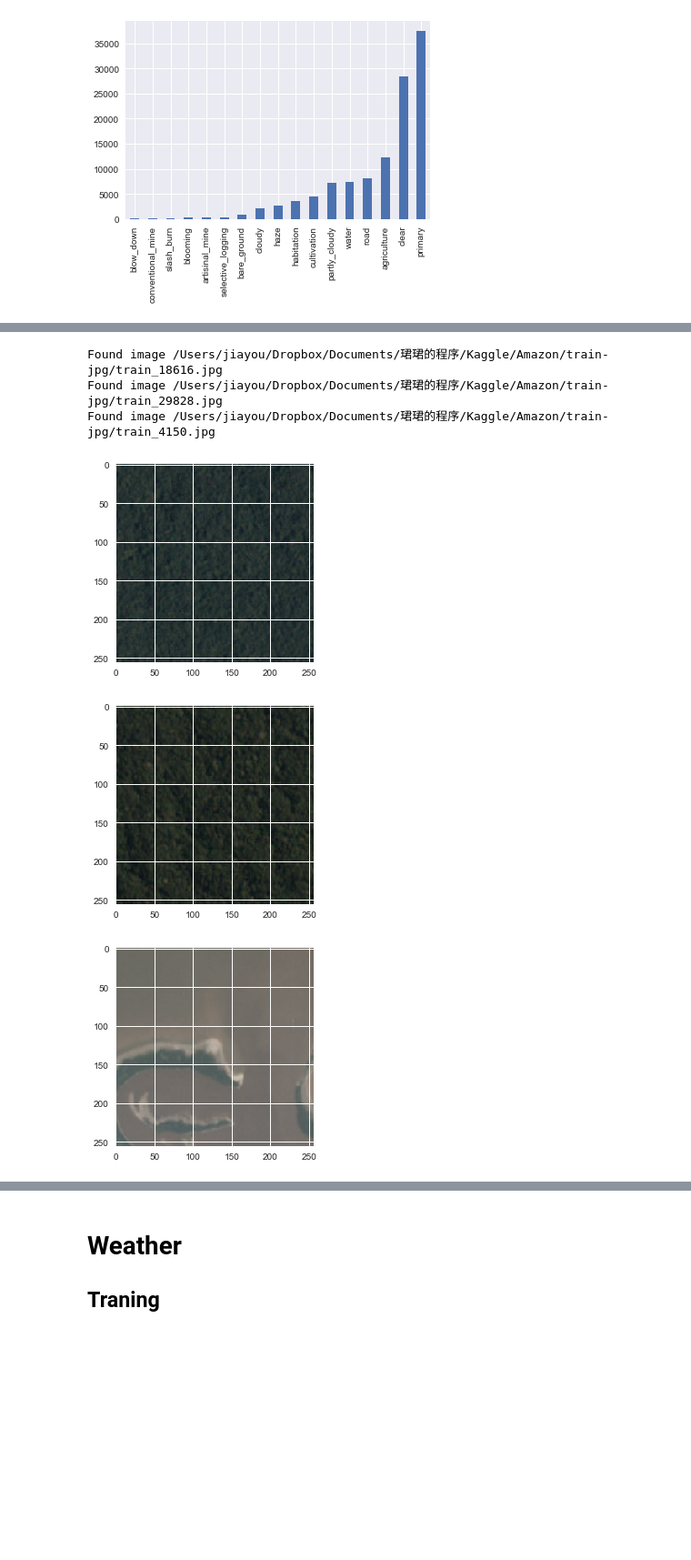
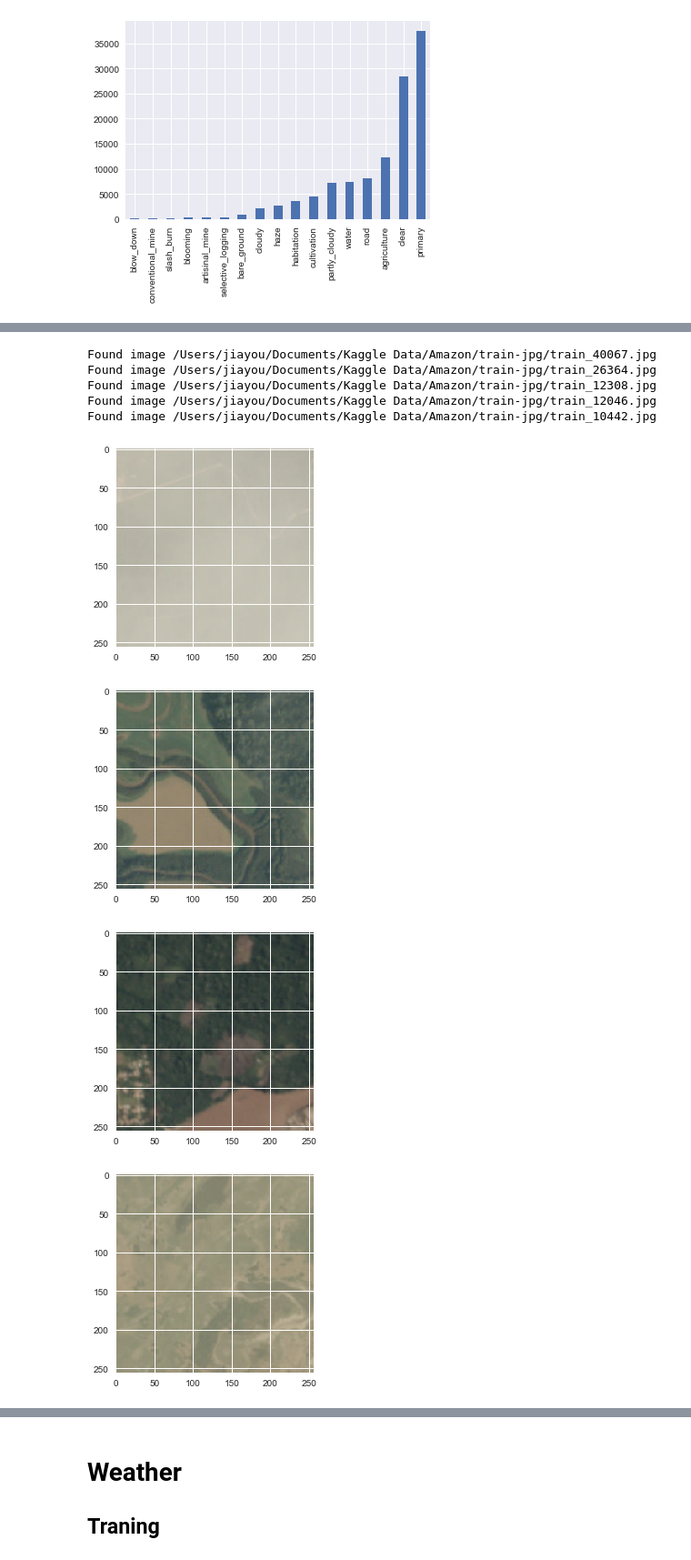
Before and after one commit to kylinorange/kaggle-planet, a Jupyter notebook: Amazon data explore.ipynb, the cells around one changed output, grey strips where cells are left out. Shown at 91% size. Saved outputs shown, nothing was run; the diff lists cells and outputs as text; code cells hidden in the pictures; blank space fills up the shorter version.

```diff
--- a/Amazon data explore.ipynb
+++ b/Amazon data explore.ipynb
@@ -134,13 +134,16 @@ Int64Index([23567, 19779, 17303, 27781, 20267], dtype='int64')
 # %%
-n_samples = 3
-samples = sample_images(['primary', 'clear'], n_samples)
+n_samples = 5
+samples = sample_images(['water'], n_samples)
 for i in range(n_samples):
     plt.figure()
     plt.imshow(load_image(sample_to_fname(samples, i)).astype('uint8'))
 # %% [output]
-Found image /Users/jiayou/Dropbox/Documents/珺珺的程序/Kaggle/Amazon/train-jpg/train_18616.jpg
-Found image /Users/jiayou/Dropbox/Documents/珺珺的程序/Kaggle/Amazon/train-jpg/train_29828.jpg
-Found image /Users/jiayou/Dropbox/Documents/珺珺的程序/Kaggle/Amazon/train-jpg/train_4150.jpg
+Found image /Users/jiayou/Documents/Kaggle Data/Amazon/train-jpg/train_40067.jpg
+Found image /Users/jiayou/Documents/Kaggle Data/Amazon/train-jpg/train_26364.jpg
+Found image /Users/jiayou/Documents/Kaggle Data/Amazon/train-jpg/train_12308.jpg
+Found image /Users/jiayou/Documents/Kaggle Data/Amazon/train-jpg/train_12046.jpg
+Found image /Users/jiayou/Documents/Kaggle Data/Amazon/train-jpg/train_10442.jpg
-[figure, old version]
+[figure, new version]
-[figure, old version]
+[figure, new version]
-[figure, old version]
+[figure, new version]
+[figure, added]
```
Also changed, not shown: parts of 3 cells of this notebook, 2 other files.
